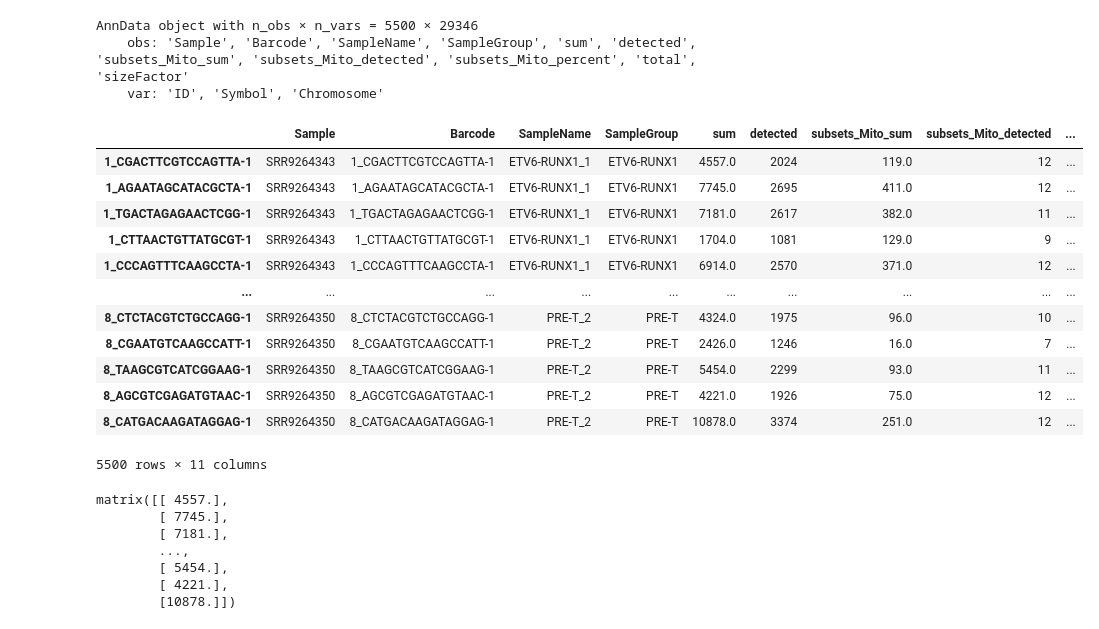
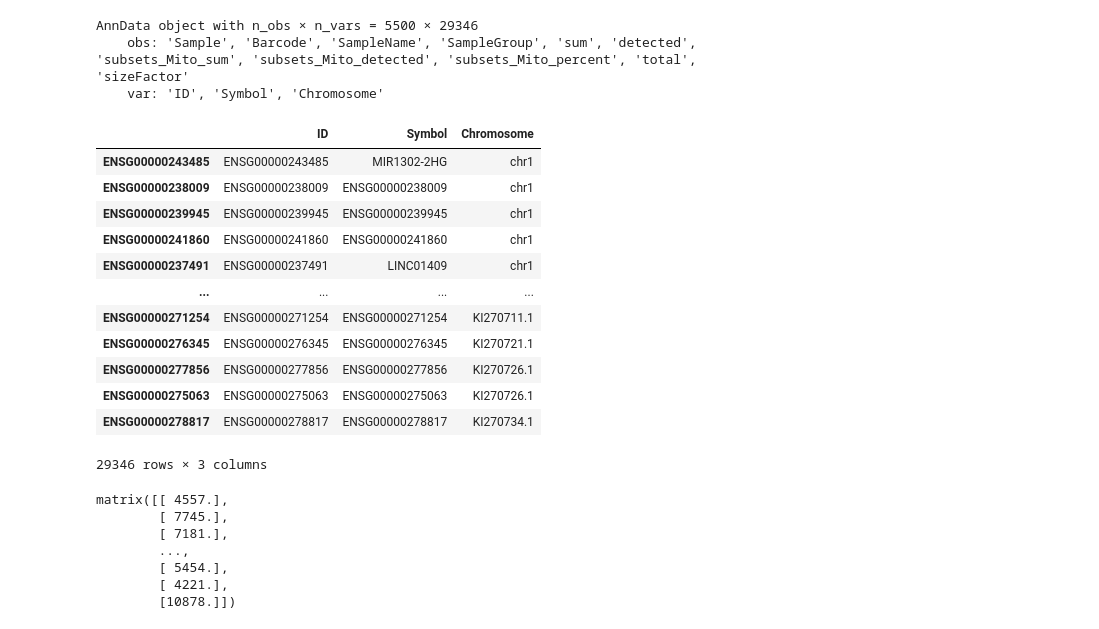
Before and after one commit to Functional-Genomics/scRNA-seq_python_course_2024, a Jupyter notebook: Demonstrations/03_yuyao_feature_selection_dim_reduction_demo.ipynb, the cells around one changed output. Cells and saved outputs as stored; diff of their text form; code cells hidden in the pictures.

```diff
--- a/Demonstrations/03_yuyao_feature_selection_dim_reduction_demo.ipynb
+++ b/Demonstrations/03_yuyao_feature_selection_dim_reduction_demo.ipynb
@@ -27,28 +29,29 @@ pd.set_option('display.max_columns', 40)
 # %%
 # Read data
 # Contains counts for 500 cells per sample
-adata = sc.read_h5ad("../Data/Caron_normalized.500.h5ad")
+# Path change
+adata = sc.read_h5ad("../Data/Data_from_rds/Caron_normalized.500.h5ad")
 print(adata)
 # %% [output]
 AnnData object with n_obs × n_vars = 5500 × 29346
     obs: 'Sample', 'Barcode', 'SampleName', 'SampleGroup', 'sum', 'detected', 'subsets_Mito_sum', 'subsets_Mito_detected', 'subsets_Mito_percent', 'total', 'sizeFactor'
     var: 'ID', 'Symbol', 'Chromosome'
 # %%
-adata.obs
+adata.var
 # %% [output]
-|  | Sample | Barcode | SampleName | SampleGroup | sum | detected | subsets_Mito_sum | subsets_Mito_detected | ... |
-| 1_CGACTTCGTCCAGTTA-1 | SRR9264343 | 1_CGACTTCGTCCAGTTA-1 | ETV6-RUNX1_1 | ETV6-RUNX1 | 4557.0 | 2024 | 119.0 | 12 | ... |
-| 1_AGAATAGCATACGCTA-1 | SRR9264343 | 1_AGAATAGCATACGCTA-1 | ETV6-RUNX1_1 | ETV6-RUNX1 | 7745.0 | 2695 | 411.0 | 12 | ... |
-| 1_TGACTAGAGAACTCGG-1 | SRR9264343 | 1_TGACTAGAGAACTCGG-1 | ETV6-RUNX1_1 | ETV6-RUNX1 | 7181.0 | 2617 | 382.0 | 11 | ... |
-| 1_CTTAACTGTTATGCGT-1 | SRR9264343 | 1_CTTAACTGTTATGCGT-1 | ETV6-RUNX1_1 | ETV6-RUNX1 | 1704.0 | 1081 | 129.0 | 9 | ... |
-| 1_CCCAGTTTCAAGCCTA-1 | SRR9264343 | 1_CCCAGTTTCAAGCCTA-1 | ETV6-RUNX1_1 | ETV6-RUNX1 | 6914.0 | 2570 | 371.0 | 12 | ... |
-| ... | ... | ... | ... | ... | ... | ... | ... | ... | ... |
-| 8_CTCTACGTCTGCCAGG-1 | SRR9264350 | 8_CTCTACGTCTGCCAGG-1 | PRE-T_2 | PRE-T | 4324.0 | 1975 | 96.0 | 10 | ... |
-| 8_CGAATGTCAAGCCATT-1 | SRR9264350 | 8_CGAATGTCAAGCCATT-1 | PRE-T_2 | PRE-T | 2426.0 | 1246 | 16.0 | 7 | ... |
-| 8_TAAGCGTCATCGGAAG-1 | SRR9264350 | 8_TAAGCGTCATCGGAAG-1 | PRE-T_2 | PRE-T | 5454.0 | 2299 | 93.0 | 11 | ... |
-| 8_AGCGTCGAGATGTAAC-1 | SRR9264350 | 8_AGCGTCGAGATGTAAC-1 | PRE-T_2 | PRE-T | 4221.0 | 1926 | 75.0 | 12 | ... |
-| 8_CATGACAAGATAGGAG-1 | SRR9264350 | 8_CATGACAAGATAGGAG-1 | PRE-T_2 | PRE-T | 10878.0 | 3374 | 251.0 | 12 | ... |
+|  | ID | Symbol | Chromosome |
+| ENSG00000243485 | ENSG00000243485 | MIR1302-2HG | chr1 |
+| ENSG00000238009 | ENSG00000238009 | ENSG00000238009 | chr1 |
+| ENSG00000239945 | ENSG00000239945 | ENSG00000239945 | chr1 |
+| ENSG00000241860 | ENSG00000241860 | ENSG00000241860 | chr1 |
+| ENSG00000237491 | ENSG00000237491 | LINC01409 | chr1 |
+| ... | ... | ... | ... |
+| ENSG00000271254 | ENSG00000271254 | ENSG00000271254 | KI270711.1 |
+| ENSG00000276345 | ENSG00000276345 | ENSG00000276345 | KI270721.1 |
+| ENSG00000277856 | ENSG00000277856 | ENSG00000277856 | KI270726.1 |
+| ENSG00000275063 | ENSG00000275063 | ENSG00000275063 | KI270726.1 |
+| ENSG00000278817 | ENSG00000278817 | ENSG00000278817 | KI270734.1 |
-5500 rows × 11 columns
+29346 rows × 3 columns
 # %%
 # Since this object is converted from an SCE object, we first need to check what is in the adata.X matrix
 # We can see that different cells have different total counts. This means that the matrix in adata.X is not yet size-factor normalised.
```
Also changed, not shown: parts of 5 cells of this notebook, 2 other files.
